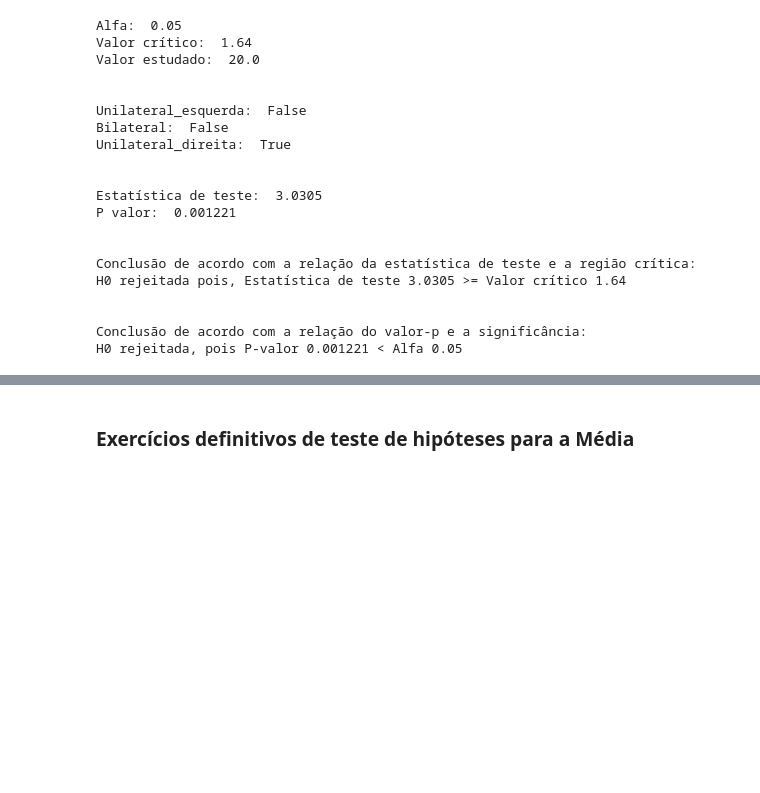
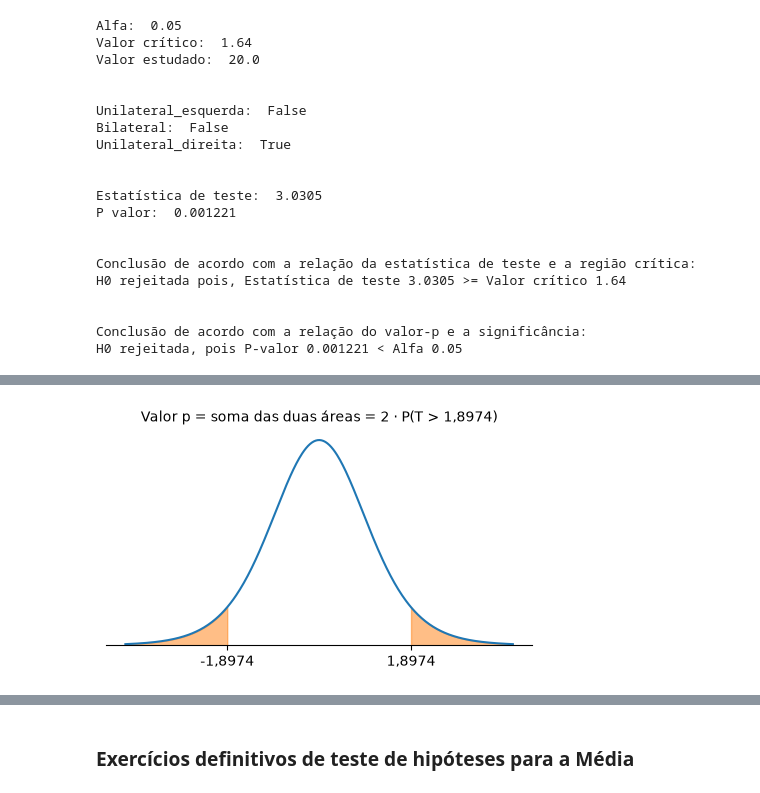
Before and after one commit to guilherme-b-azevedo/Estatistica-geral-com-python, a Jupyter notebook: 4 - Testes de hipóteses.ipynb, the cells around one changed output, grey strips where cells are left out. Cells and saved outputs as stored; diff of their text form; code cells hidden in the pictures; blank space fills up the shorter version.

```diff
--- a/4 - Testes de hipóteses.ipynb
+++ b/4 - Testes de hipóteses.ipynb
@@ -1571,0 +1522,8 @@ O valor 0,1 encontrado corresponde à área acima da estatística de teste posit
+# %%
+# Valor p bilateral: o dobro da área além de |t_teste| = 1,8974 (9 graus de liberdade)
+fig, ax = plt.subplots(figsize=(5.5, 2.8))
+desenhar_valor_p(ax, -1.8974, "bilateral", dist=t(9), rotulo=["-1,8974", "1,8974"])
+ax.set_title("Valor p = soma das duas áreas = 2 · P(T > 1,8974)", fontsize=10)
+plt.show()
+# %% [output]
+[figure, added]
```
Also changed, not shown: parts of 86 cells of this notebook, 6 other files.
